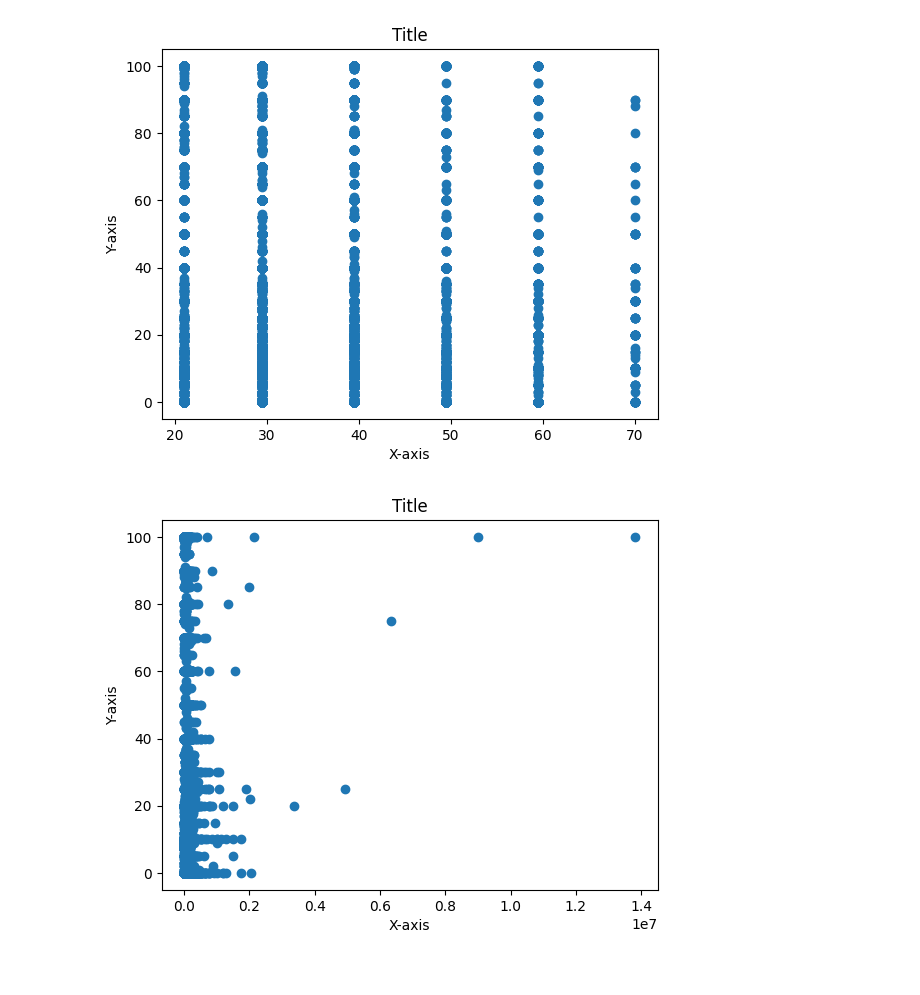
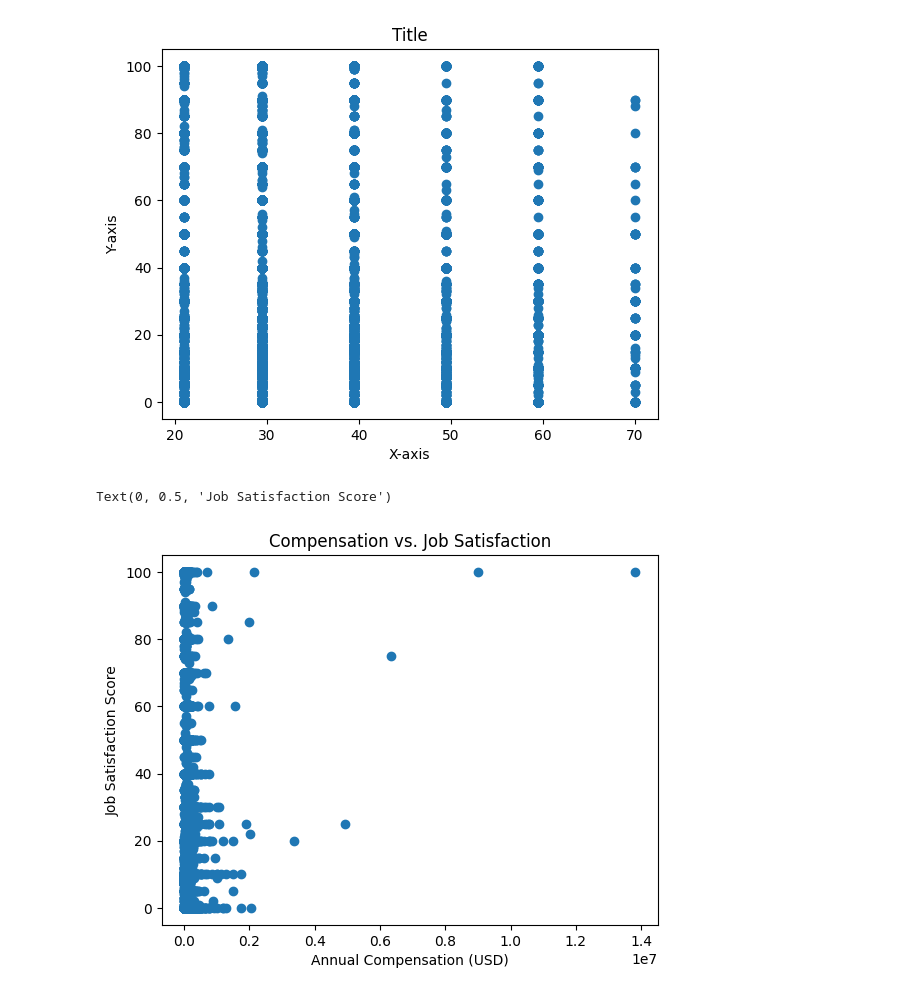
Before and after one commit to dev-evelin/ibm-data-analyst-capstone, a Jupyter notebook: notebooks/04_Data_Visualization.ipynb, the cells around one changed output. Saved outputs shown, nothing was run; the diff lists cells and outputs as text; code cells hidden in the pictures.

```diff
--- a/notebooks/04_Data_Visualization.ipynb
+++ b/notebooks/04_Data_Visualization.ipynb
@@ -762,18 +699,17 @@ plt.show()
 # %%
 #Scatter Plot for Compensation vs. Job Satisfaction¶
 
 df["ConvertedCompYearly"]
 df["JobSatPoints_6"]
 
 plt.scatter(
 x=df["ConvertedCompYearly"],
 y=df["JobSatPoints_6"]
 )
 
-plt.title("Title")
-plt.xlabel("X-axis")
-plt.ylabel("Y-axis")
-
-plt.show()
+plt.title("Compensation vs. Job Satisfaction")
+plt.xlabel("Annual Compensation (USD)")
+plt.ylabel("Job Satisfaction Score")
 # %% [output]
+Text(0, 0.5, 'Job Satisfaction Score')
-[figure, old version]
+[figure, new version]
```
Also changed, not shown: parts of 28 cells of this notebook.
